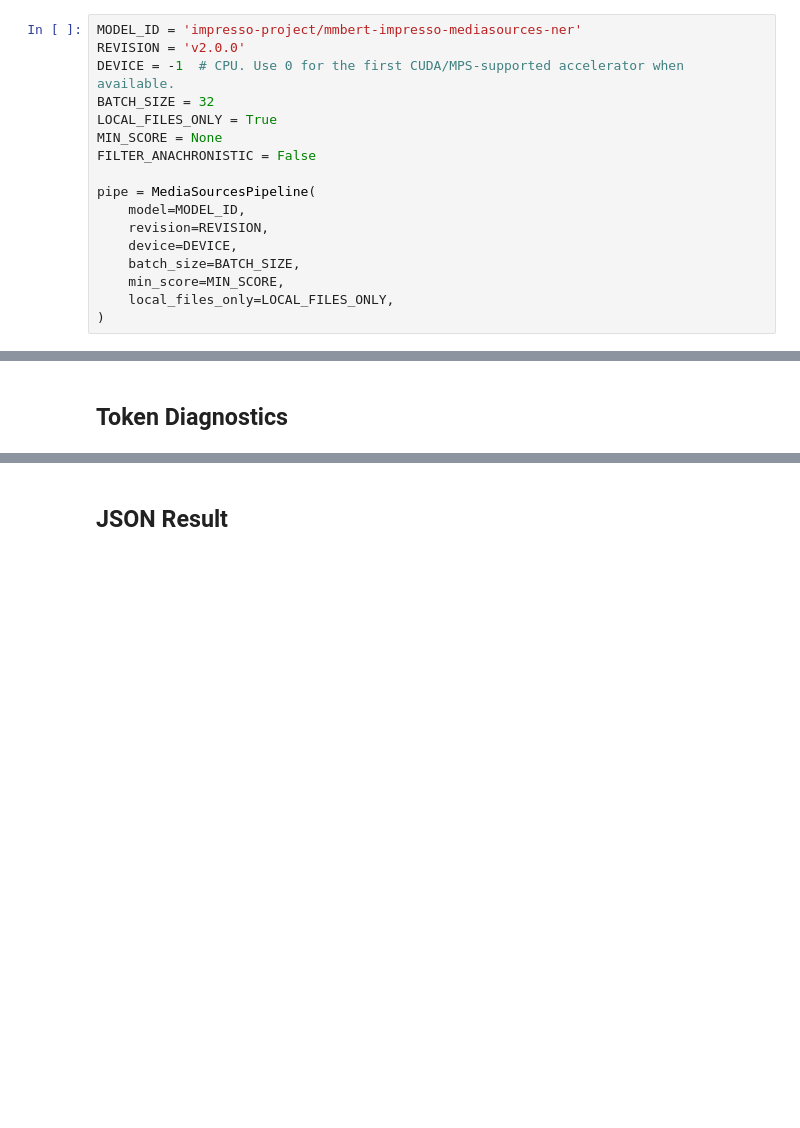
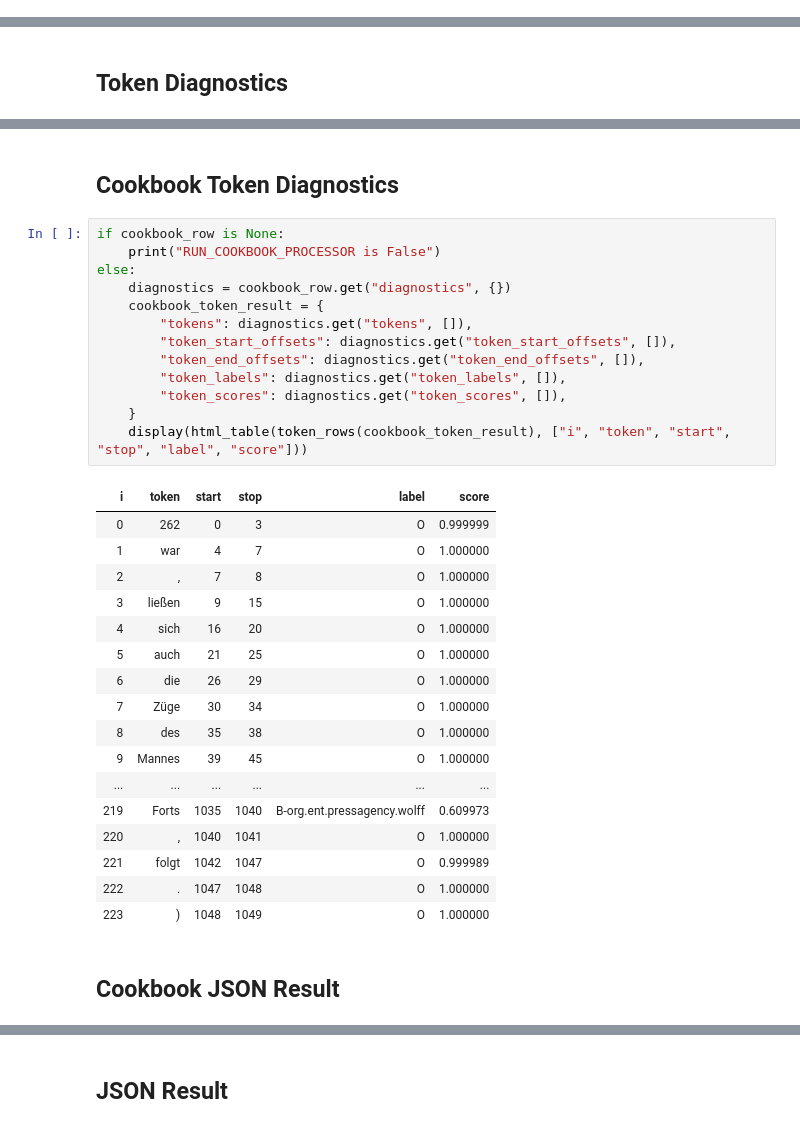
Before and after one commit to impresso/impresso-mediasources-cookbook, a Jupyter notebook: notebooks/manual_token_diagnostics.ipynb, the cells around one changed output, grey strips where cells are left out. Cells and saved outputs as stored; diff of their text form; blank space fills up the shorter version.

```diff
--- a/notebooks/manual_token_diagnostics.ipynb
+++ b/notebooks/manual_token_diagnostics.ipynb
@@ -65,17 +116,0 @@ Set `LOCAL_FILES_ONLY = False` if the model is not already cached and the notebo
-# %%
-MODEL_ID = 'impresso-project/mmbert-impresso-mediasources-ner'
-REVISION = 'v2.0.0'
-DEVICE = -1  # CPU. Use 0 for the first CUDA/MPS-supported accelerator when available.
-BATCH_SIZE = 32
-LOCAL_FILES_ONLY = True
-MIN_SCORE = None
-FILTER_ANACHRONISTIC = False
-
-pipe = MediaSourcesPipeline(
-    model=MODEL_ID,
-    revision=REVISION,
-    device=DEVICE,
-    batch_size=BATCH_SIZE,
-    min_score=MIN_SCORE,
-    local_files_only=LOCAL_FILES_ONLY,
-)
@@ -162,0 +377,35 @@ display(html_table(token_rows(result), ['i', 'token', 'start', 'stop', 'label',
+# %% [markdown]
+## Cookbook Token Diagnostics
+# %%
+if cookbook_row is None:
+    print("RUN_COOKBOOK_PROCESSOR is False")
+else:
+    diagnostics = cookbook_row.get("diagnostics", {})
+    cookbook_token_result = {
+        "tokens": diagnostics.get("tokens", []),
+        "token_start_offsets": diagnostics.get("token_start_offsets", []),
+        "token_end_offsets": diagnostics.get("token_end_offsets", []),
+        "token_labels": diagnostics.get("token_labels", []),
+        "token_scores": diagnostics.get("token_scores", []),
+    }
+    display(html_table(token_rows(cookbook_token_result), ["i", "token", "start", "stop", "label", "score"]))
+# %% [output]
+| i | token | start | stop | label | score |
+| 0 | 262 | 0 | 3 | O | 0.999999 |
+| 1 | war | 4 | 7 | O | 1.000000 |
+| 2 | , | 7 | 8 | O | 1.000000 |
+| 3 | ließen | 9 | 15 | O | 1.000000 |
+| 4 | sich | 16 | 20 | O | 1.000000 |
+| 5 | auch | 21 | 25 | O | 1.000000 |
+| 6 | die | 26 | 29 | O | 1.000000 |
+| 7 | Züge | 30 | 34 | O | 1.000000 |
+| 8 | des | 35 | 38 | O | 1.000000 |
+| 9 | Mannes | 39 | 45 | O | 1.000000 |
+| ... | ... | ... | ... | ... | ... |
+| 219 | Forts | 1035 | 1040 | B-org.ent.pressagency.wolff | 0.609973 |
+| 220 | , | 1040 | 1041 | O | 1.000000 |
+| 221 | folgt | 1042 | 1047 | O | 0.999989 |
+| 222 | . | 1047 | 1048 | O | 1.000000 |
+| 223 | ) | 1048 | 1049 | O | 1.000000 |
+# %% [markdown]
+## Cookbook JSON Result
```
Also changed, not shown: parts of 16 cells of this notebook, 5 other files.
